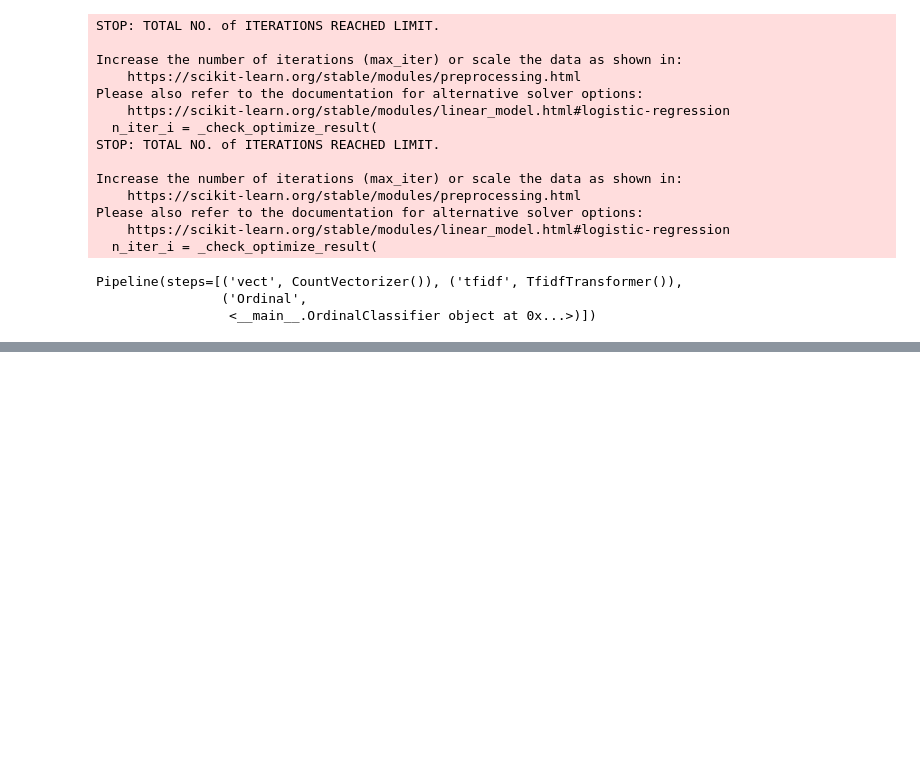
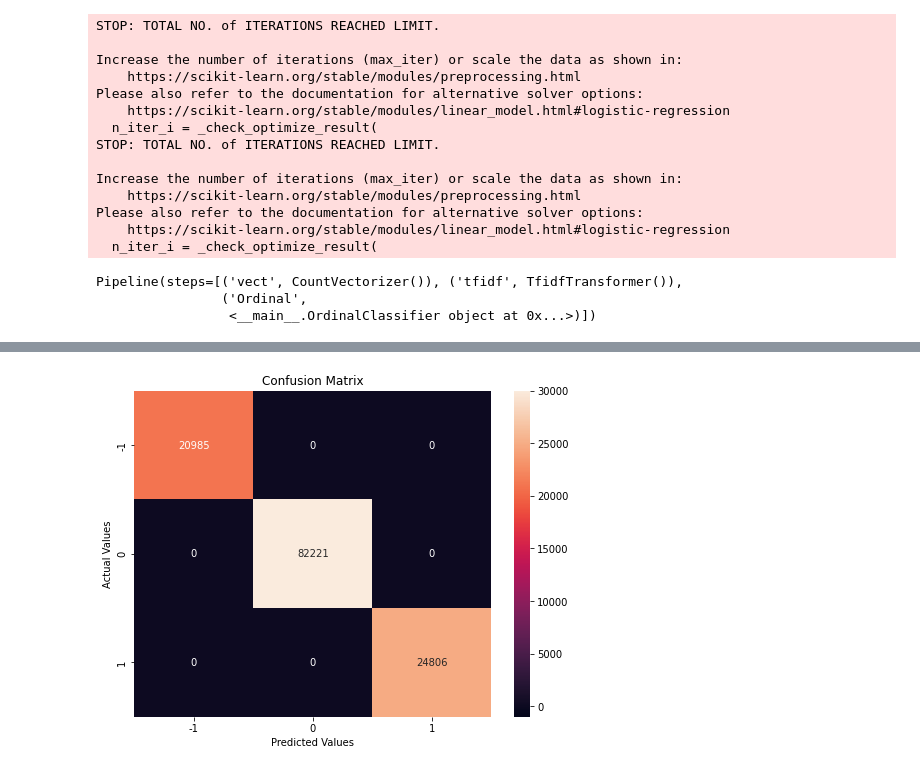
Before and after one commit to COGS118A/Group027-Sp22, a Jupyter notebook: models/OrdinalRegession.ipynb, the cells around one changed output, grey strips where cells are left out. Cells and saved outputs as stored; diff of their text form; code cells hidden in the pictures; blank space fills up the shorter version.

```diff
--- a/models/OrdinalRegession.ipynb
+++ b/models/OrdinalRegession.ipynb
@@ -115,6 +101,7 @@ import numpy as np
 # 2. https://towardsdatascience.com/simple-trick-to-train-an-ordinal-regression-with-any-classifier-6911183d2a3c
 
 
+class OrdinalClassifier():
 
     def __init__(self, clf):
         self.clf = clf
@@ -123,7 +110,7 @@ import numpy as np
     def fit(self, X, y):
         self.unique_class = np.sort(np.unique(y))
         if self.unique_class.shape[0] > 2:
-            for i in range(self.unique_class.shape[0]-1):
+            for i in range(self.unique_class.shape[0] - 1):
                 # for each k - 1 ordinal value we fit a binary classification problem
                 binary_y = (y > self.unique_class[i]).astype(np.uint8)
                 clf = clone(self.clf)
@@ -131,19 +118,19 @@ import numpy as np
                 self.clfs[i] = clf
 
     def predict_proba(self, X):
-        clfs_predict = {k:self.clfs[k].predict_proba(X) for k in self.clfs}
+        clfs_predict = {k: v.predict_proba(X) for k, v in self.clfs.items()}
         predicted = []
-        for i,y in enumerate(self.unique_class):
+        for i, y in enumerate(self.unique_class):
             if i == 0:
                 # V1 = 1 - Pr(y > V1)
-                predicted.append(1 - clfs_predict[y][:,1])
+                predicted.append(1 - clfs_predict[i][:, 1])
             elif y in clfs_predict:
                 # Vi = Pr(y > Vi-1) - Pr(y > Vi)
-                 predicted.append(clfs_predict[y-1][:,1] - clfs_predict[y][:,1])
+                predicted.append(clfs_predict[i - 1][:, 1] - clfs_predict[i][:, 1])
             else:
                 # Vk = Pr(y > Vk-1)
-                predicted.append(clfs_predict[y-1][:,1])
+                predicted.append(clfs_predict[i - 1][:, 1])
         return np.vstack(predicted).T
 
     def predict(self, X):
-        return np.argmax(self.predict_proba(X), axis=1)
+        return self.unique_class[np.argmax(self.predict_proba(X), axis=1)]
@@ -152,11 +136,0 @@ IndentationError: unexpected indent (1983315124.py, line 9)
-# %%
-#mod_prob = OrderedModel(df['Sentiment'], list(X_train_tfidf), distr='probit')
-from sklearn.linear_model import LogisticRegression
-from sklearn.pipeline import Pipeline
-log = LogisticRegression()
-oc = OrdinalClassifier(log)
-oc.fit(X_train_tfidf, y_train)
-predicted = oc.predict(X_train_tfidf)
-
-
-np.mean(predicted == y_test)
@@ -229,6 +201,6 @@ Pipeline(steps=[('vect', CountVectorizer()), ('tfidf', TfidfTransformer()),
                 ('Ordinal',
                  <__main__.OrdinalClassifier object at 0x...>)])
 # %%
-predictedLogReg = clf_randomForest_pipe.predict(X_test[500:])
-np.mean(predictedLogReg == y_test)
+predictedOrdReg = clf_randomForest_pipe.predict(X_test)
+np.mean(predictedOrdReg == y_test)
 # %% [output]
@@ -250,0 +223,4 @@ Name: Text, Length: 113686, dtype: object
+# %%
+svm_conf = results_conf_matrix(y_test, predictedOrdReg)
+# %% [output]
+[figure, added]
```
Also changed, not shown: parts of 20 cells of this notebook.
